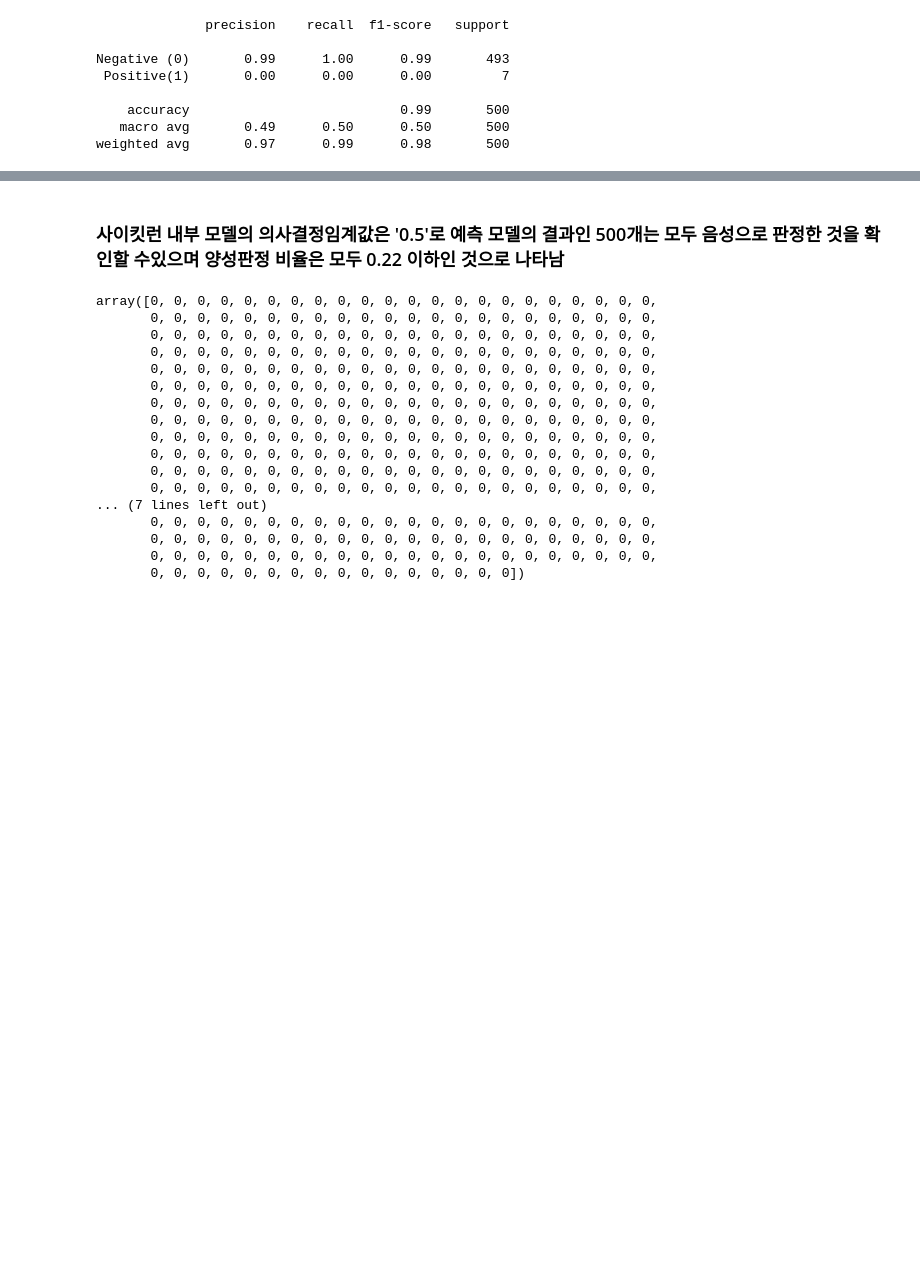
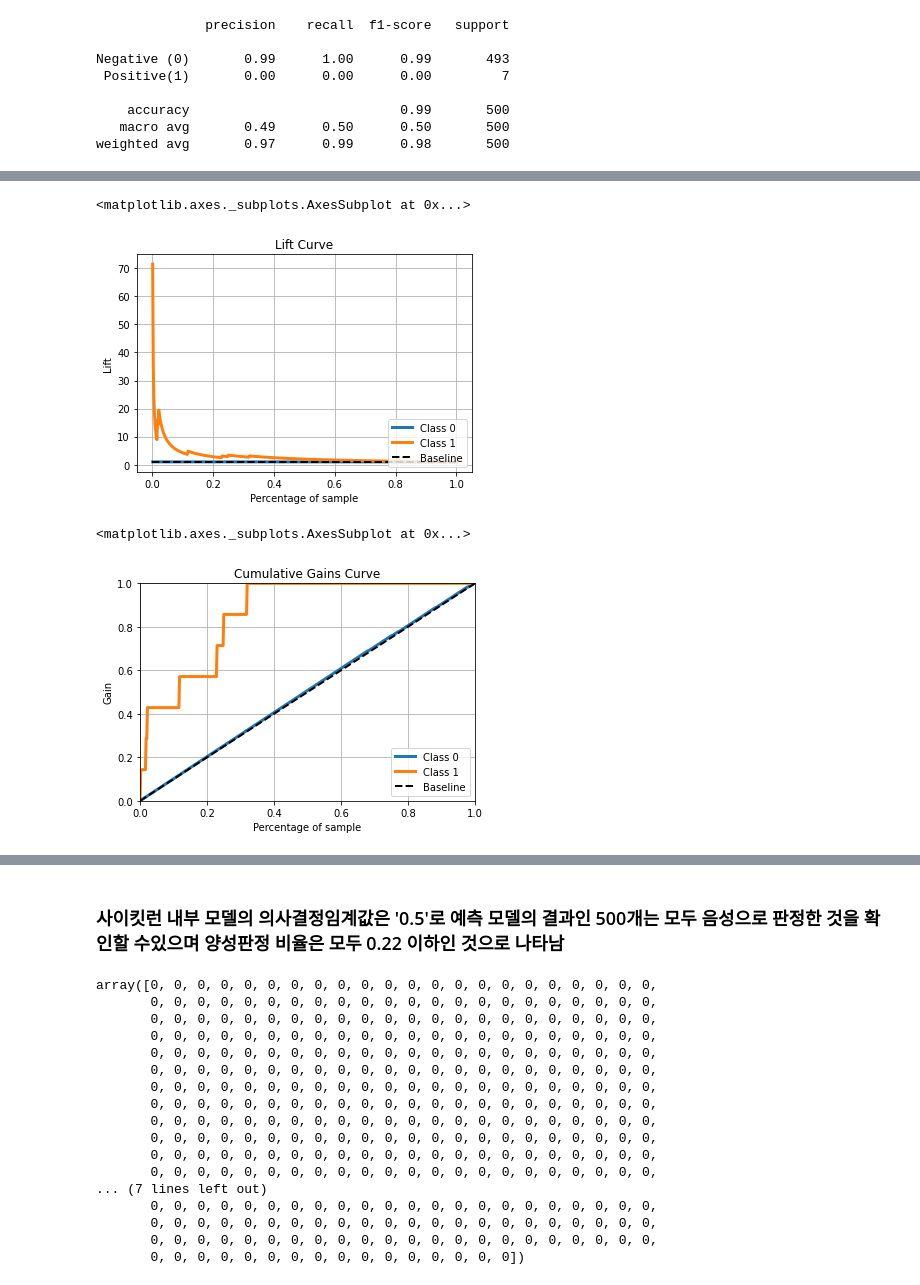
Before and after one commit to ancestor9/aSSIST, a Jupyter notebook: 16_Imbalance data.ipynb, the cells around one changed output, grey strips where cells are left out. Cells and saved outputs as stored; diff of their text form; code cells hidden in the pictures; blank space fills up the shorter version.

```diff
--- a/16_Imbalance data.ipynb
+++ b/16_Imbalance data.ipynb
@@ -83,0 +120,8 @@ findfont: Font family ['Malgun Gothic'] not found. Falling back to DejaVu Sans.
+# %%
+skplt.metrics.plot_lift_curve(y_test, y_probas); plt.show()
+skplt.metrics.plot_cumulative_gain(y_test, y_probas)
+# %% [output]
+<matplotlib.axes._subplots.AxesSubplot at 0x...>
+[figure, added]
+<matplotlib.axes._subplots.AxesSubplot at 0x...>
+[figure, added]
```
Also changed, not shown: parts of 37 cells of this notebook.
